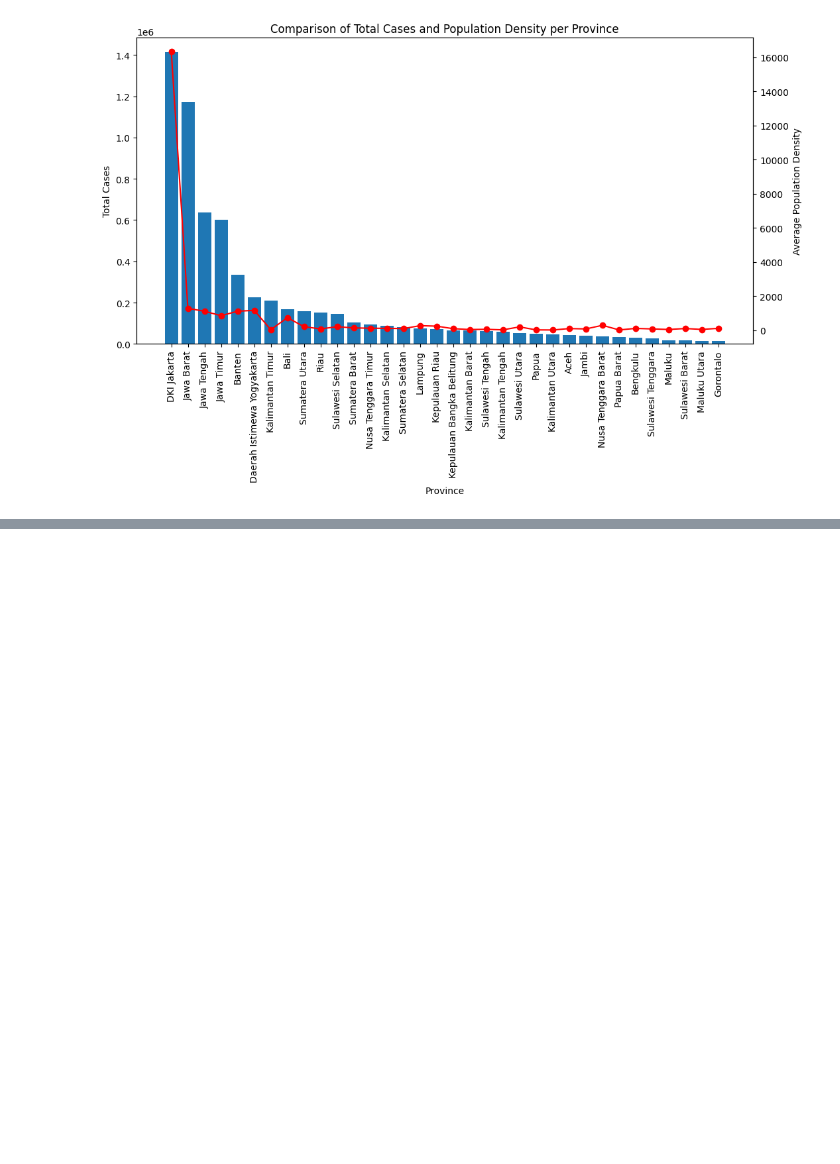
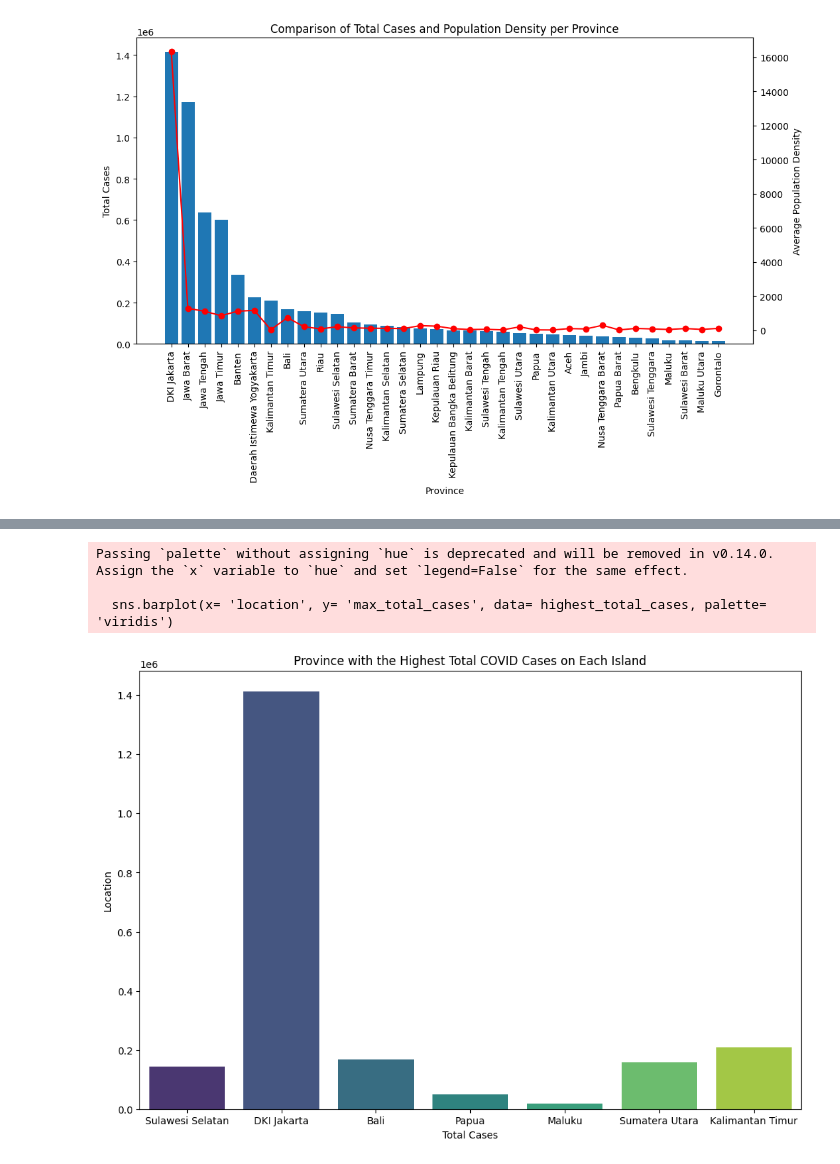
Before and after one commit to afrisiringo/Covid19Indonesia-EDAwithPython, a Jupyter notebook: Covid19 Indonesia - EDA.ipynb, the cells around one changed output, grey strips where cells are left out. Cells and saved outputs as stored; diff of their text form; code cells hidden in the pictures; blank space fills up the shorter version.

```diff
--- a/Covid19 Indonesia - EDA.ipynb
+++ b/Covid19 Indonesia - EDA.ipynb
@@ -341,0 +347,28 @@ plt.show()
+# %%
+highest_total_cases = sql(
+    """
+    WITH TotalCases AS (
+        SELECT
+            island,
+            location,
+            MAX(total_cases) AS max_total_cases
+        FROM covid_data
+        GROUP BY island, location
+    ),
+    RankedCases AS (
+        SELECT
+            island,
+            location,
+            max_total_cases,
+            ROW_NUMBER() OVER (PARTITION BY island ORDER BY max_total_cases DESC) AS rn
+        FROM TotalCases
+    )
+    SELECT
+        island,
+        location,
+        max_total_cases
+    FROM RankedCases
+    WHERE rn = 1
+    """
+)
+highest_total_cases
@@ -341,0 +384,14 @@ plt.show()
+# %%
+plt.figure(figsize= (12, 8))
+sns.barplot(x= 'location', y= 'max_total_cases', data= highest_total_cases, palette= 'viridis')
+
+plt.title('Province with the Highest Total COVID Cases on Each Island')
+plt.xlabel('Total Cases')
+plt.ylabel('Location')
+
+plt.show()
+# %% [output]
+Passing `palette` without assigning `hue` is deprecated and will be removed in v0.14.0. Assign the `x` variable to `hue` and set `legend=False` for the same effect.
+
+  sns.barplot(x= 'location', y= 'max_total_cases', data= highest_total_cases, palette= 'viridis')
+[figure, added]
```
Also changed, not shown: parts of 5 cells of this notebook.
